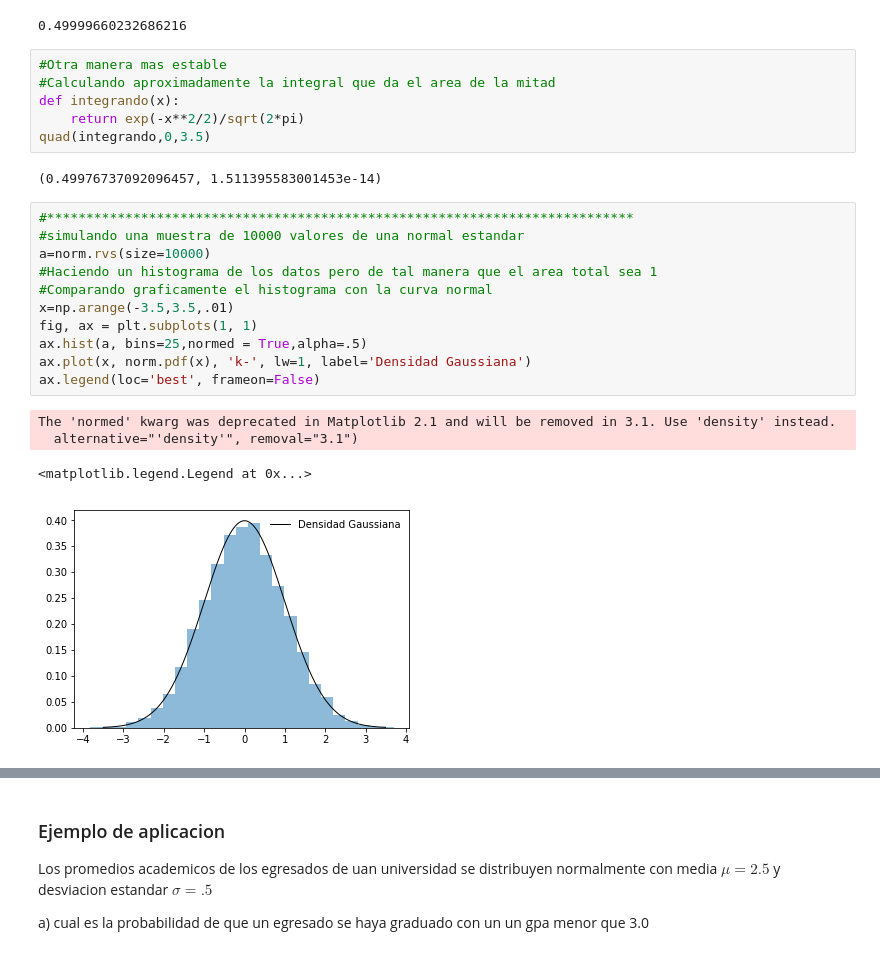
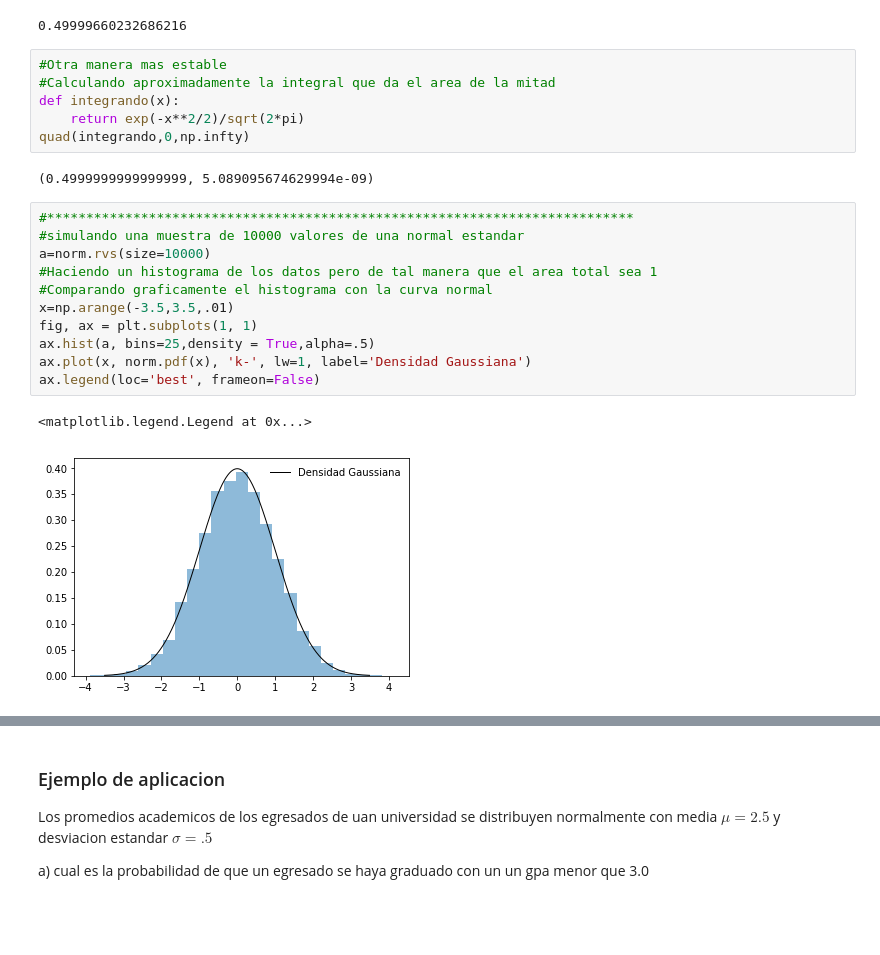
Before and after one commit to eacunafer/DataAnalysiswithPython3, a Jupyter notebook: Notebooks/lab16v3.ipynb, the cells around one changed output, grey strips where cells are left out. Saved outputs shown, nothing was run; the diff lists cells and outputs as text; blank space fills up the shorter version.

```diff
--- a/Notebooks/lab16v3.ipynb
+++ b/Notebooks/lab16v3.ipynb
@@ -84,25 +93,23 @@ halfnormal(4.5,105)
 #Calculando aproximadamente la integral que da el area de la mitad
 def integrando(x):
     return exp(-x**2/2)/sqrt(2*pi)
-quad(integrando,0,3.5)
+quad(integrando,0,np.infty)
 # %% [output]
-(0.49976737092096457, 1.511395583001453e-14)
+(0.4999999999999999, 5.089095674629994e-09)
 # %%
 #***************************************************************************
 #simulando una muestra de 10000 valores de una normal estandar
 a=norm.rvs(size=10000)
 #Haciendo un histograma de los datos pero de tal manera que el area total sea 1
 #Comparando graficamente el histograma con la curva normal
 x=np.arange(-3.5,3.5,.01)
 fig, ax = plt.subplots(1, 1)
-ax.hist(a, bins=25,normed = True,alpha=.5)
+ax.hist(a, bins=25,density = True,alpha=.5)
 ax.plot(x, norm.pdf(x), 'k-', lw=1, label='Densidad Gaussiana')
 ax.legend(loc='best', frameon=False)
 # %% [output]
-The 'normed' kwarg was deprecated in Matplotlib 2.1 and will be removed in 3.1. Use 'density' instead.
-  alternative="'density'", removal="3.1")
+<matplotlib.legend.Legend at 0x...>
-<matplotlib.legend.Legend at 0x...>
-[figure, old version]
+[figure, new version]
 # %%
 #Estimando la media y varianza de una normal
 np.mean(a)
```
Also changed, not shown: parts of 7 cells of this notebook, 3 other files.
